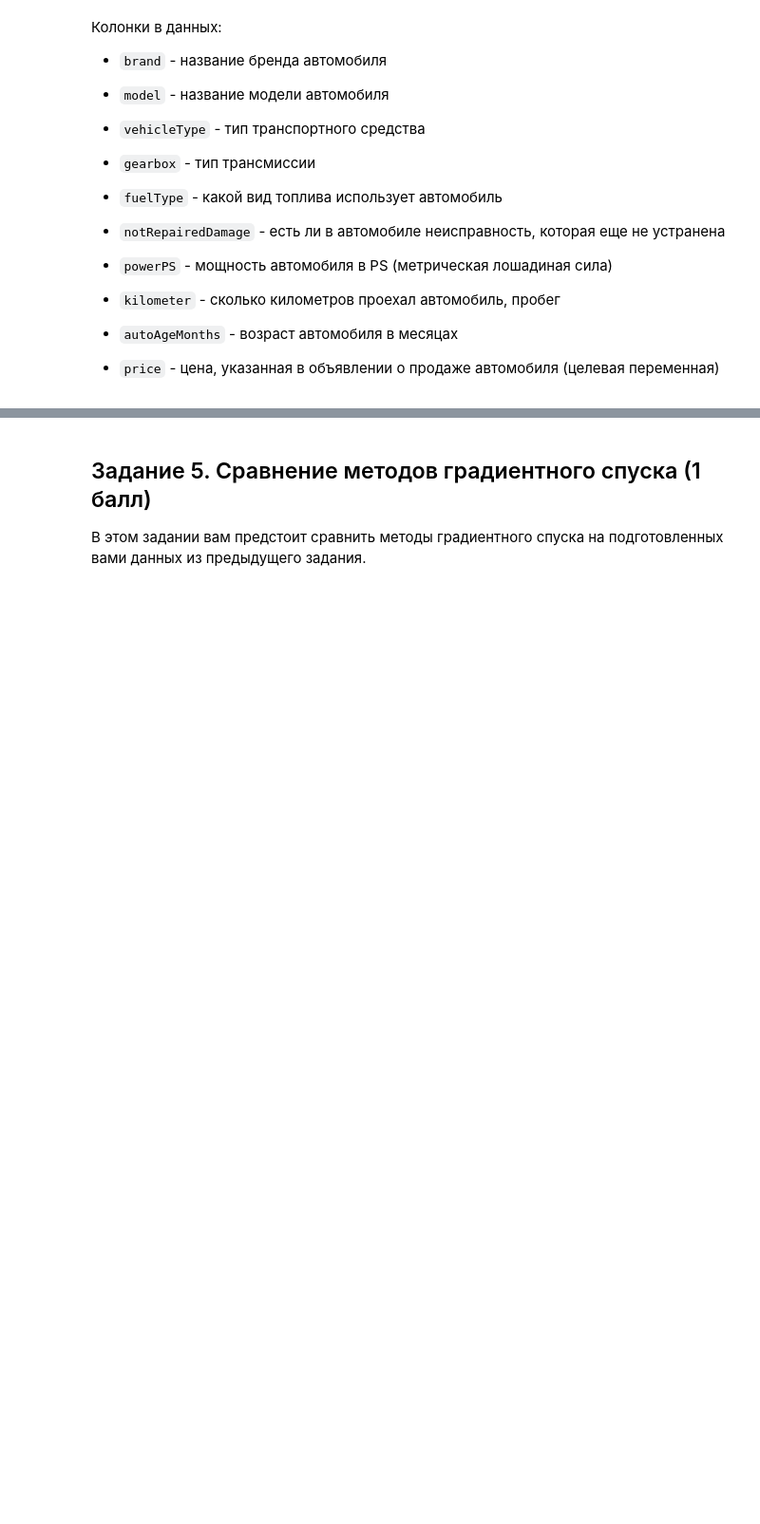
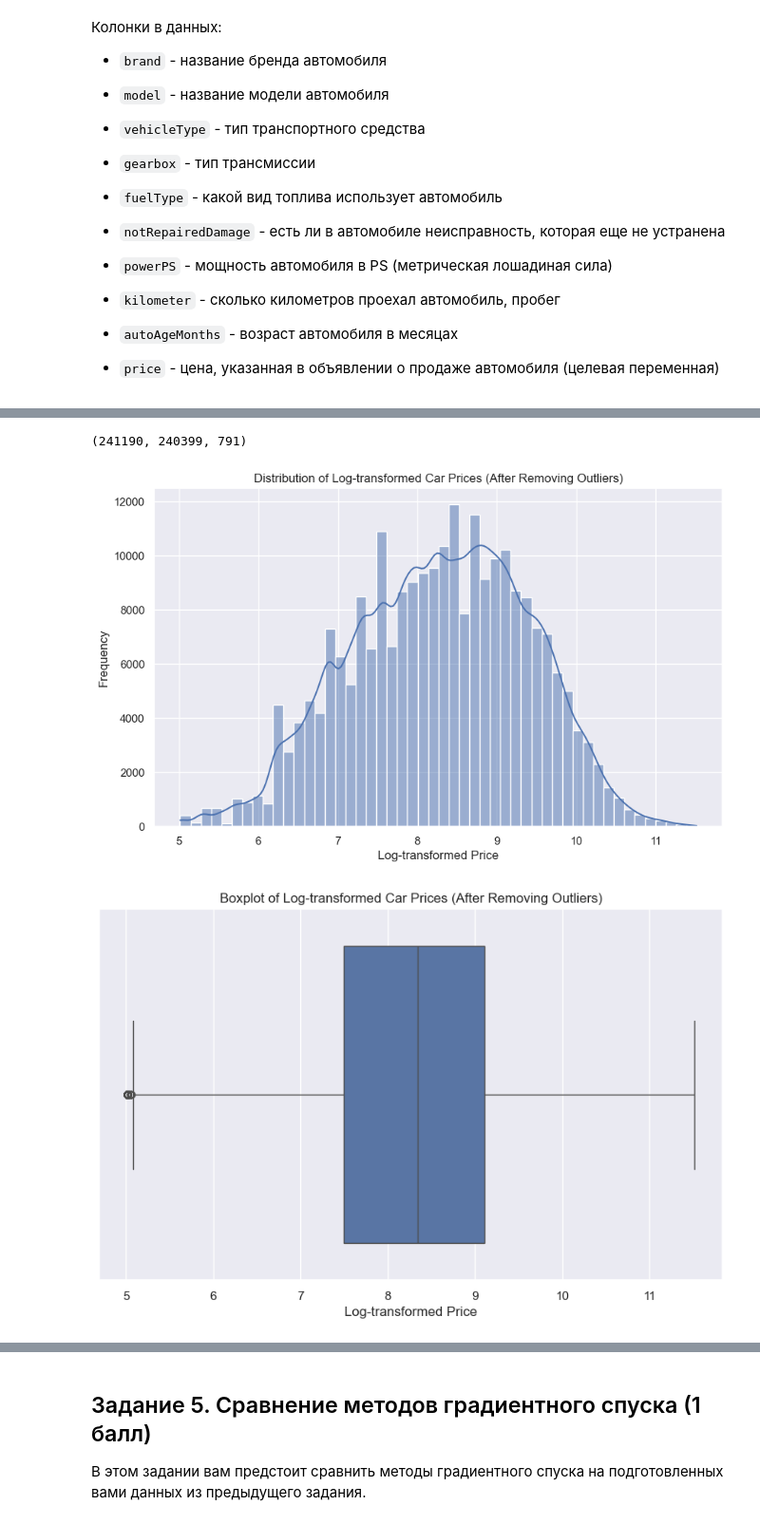
Before and after one commit to KoryakovDmitry/mai-ml-grad-desc-lab4, a Jupyter notebook: ML MAI & SBER. GD. LAB 4.ipynb, the cells around one changed output, grey strips where cells are left out. Shown at 95% size. Saved outputs shown, nothing was run; the diff lists cells and outputs as text; code cells hidden in the pictures; blank space fills up the shorter version.

```diff
--- a/ML MAI & SBER. GD. LAB 4.ipynb
+++ b/ML MAI & SBER. GD. LAB 4.ipynb
@@ -519,0 +563,38 @@ other = []
+# %%
+
+Q1 = data['log_price'].quantile(0.25)
+Q3 = data['log_price'].quantile(0.75)
+IQR = Q3 - Q1
+
+
+lower_bound = Q1 - 1.5 * IQR
+upper_bound = Q3 + 1.5 * IQR
+
+
+data_filtered = data[(data['log_price'] >= lower_bound) & (data['log_price'] <= upper_bound)]
+
+
+original_size = data.shape[0]
+filtered_size = data_filtered.shape[0]
+removed_outliers = original_size - filtered_size
+
+original_size, filtered_size, removed_outliers
+# %% [output]
+(241190, 240399, 791)
+# %%
+plt.figure(figsize=(10, 6))
+sns.histplot(data_filtered['log_price'], kde=True, bins=50)
+plt.title('Distribution of Log-transformed Car Prices (After Removing Outliers)')
+plt.xlabel('Log-transformed Price')
+plt.ylabel('Frequency')
+plt.show()
+
+
+plt.figure(figsize=(10, 6))
+sns.boxplot(x=data_filtered['log_price'])
+plt.title('Boxplot of Log-transformed Car Prices (After Removing Outliers)')
+plt.xlabel('Log-transformed Price')
+plt.show()
+# %% [output]
+[figure, added]
+[figure, added]
```
Also changed, not shown: parts of 29 cells of this notebook.
